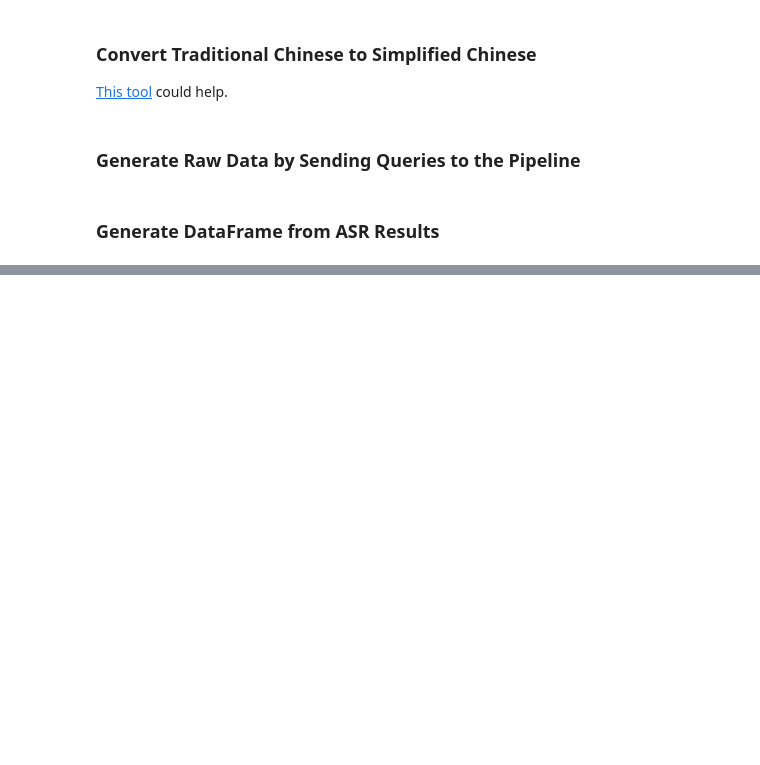
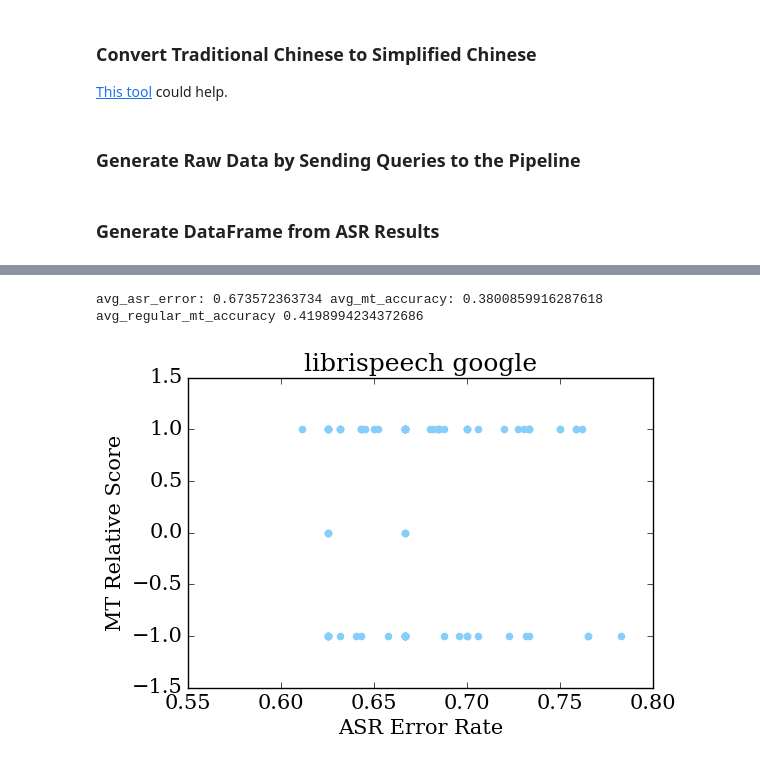
Before and after one commit to yunshengb/research, a Jupyter notebook: exp/asr_mt/analyze.ipynb, the cells around one changed output, grey strips where cells are left out. Drawn from its saved outputs; the diff is of its cells as text; code cells hidden in the pictures; blank space fills up the shorter version.

```diff
--- a/exp/asr_mt/analyze.ipynb
+++ b/exp/asr_mt/analyze.ipynb
@@ -156,0 +184,5 @@ Score: 0.6606328636027614
+# %%
+from IPython.display import display
+pd.set_option('display.max_colwidth', -1) # display full text
+data = pd.read_csv('data.txt', index_col=0)
+data[:]
@@ -156,0 +257,6 @@ Score: 0.6606328636027614
+# %%
+google_stats_list.append(analyze(data, 'librispeech', 'google'))
+plot_score_vs_error('lightskyblue', **google_stats_list[-1])
+# %% [output]
+avg_asr_error: 0.673572363734 avg_mt_accuracy: 0.3800859916287618 avg_regular_mt_accuracy 0.4198994234372686
+[figure, added]
```
Also changed, not shown: parts of 13 cells of this notebook, 8 other files.
